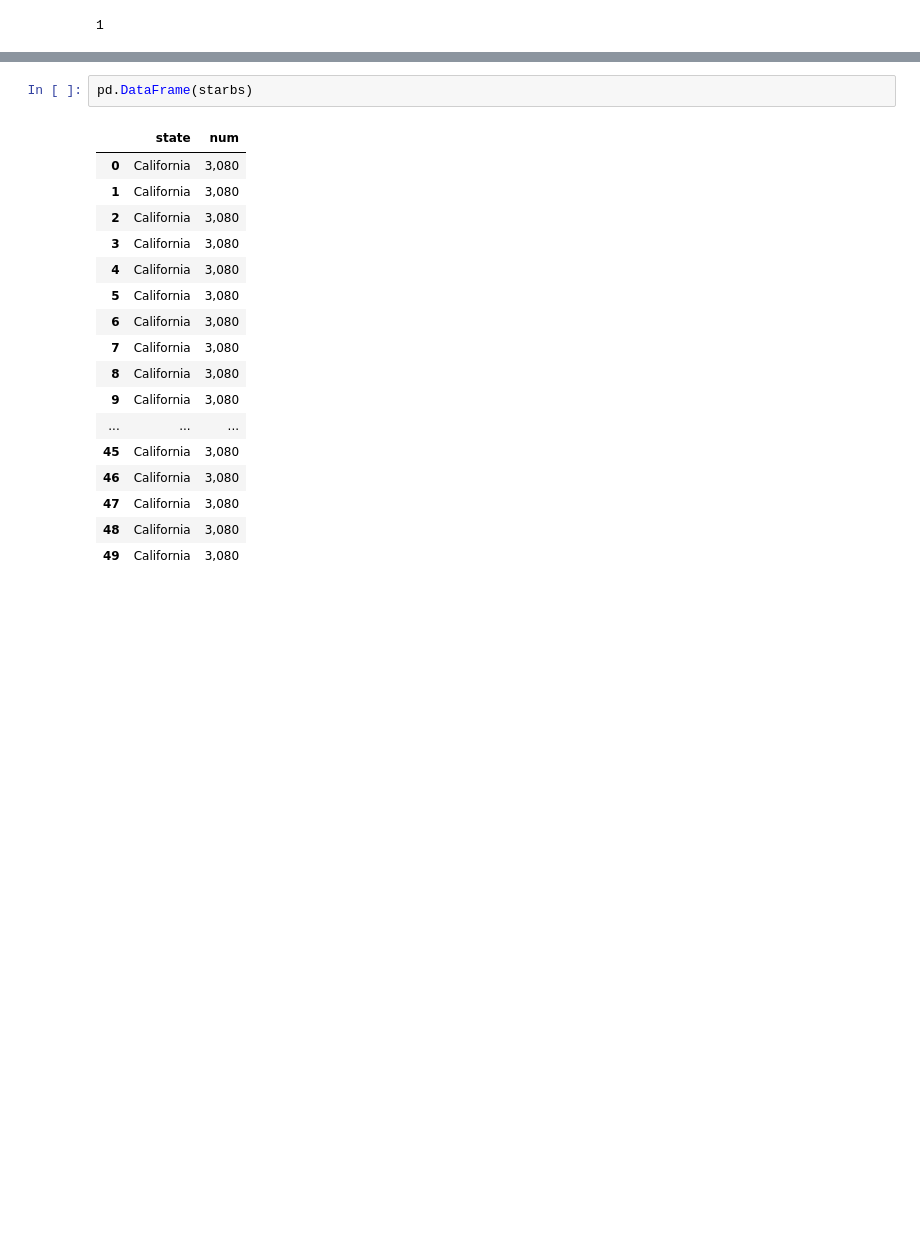
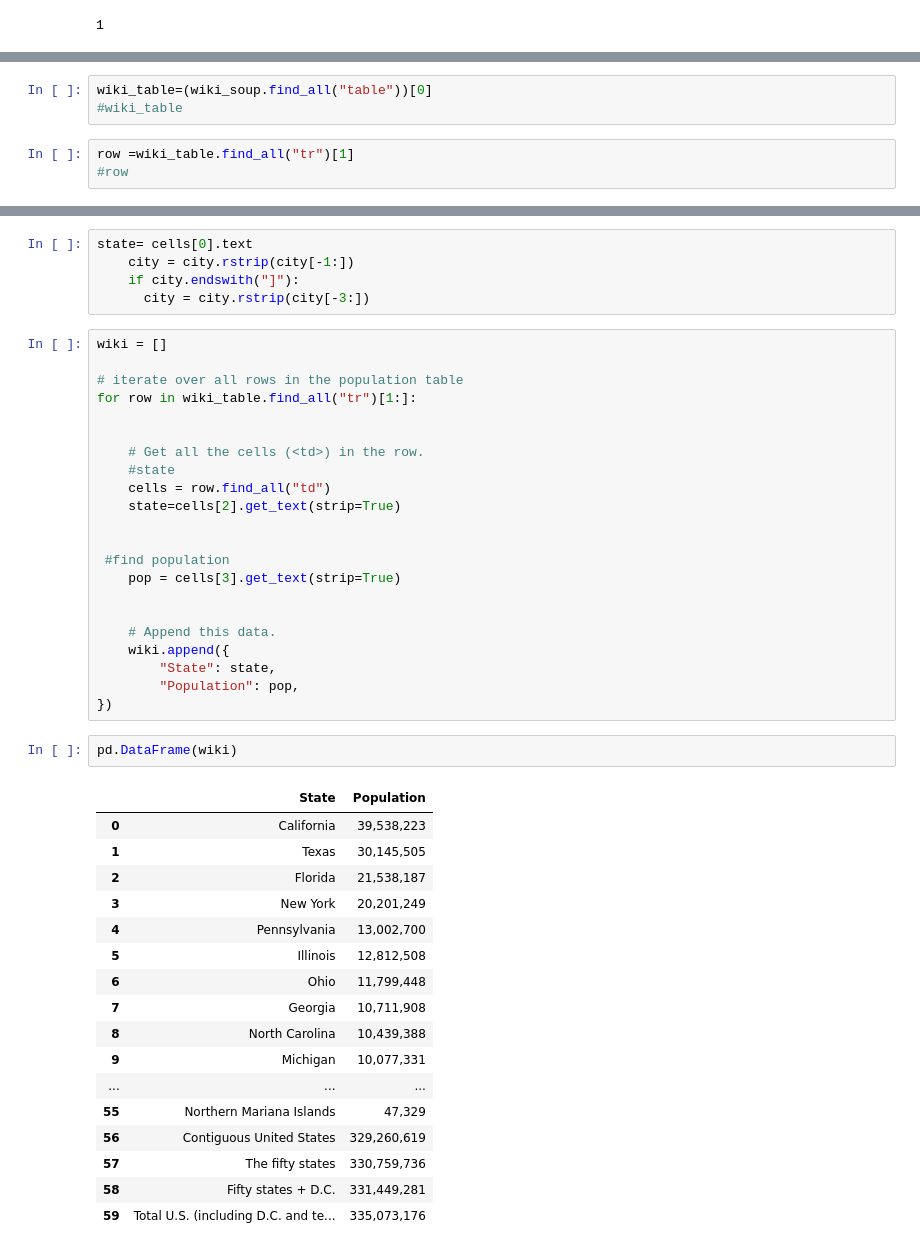
Before and after one commit to alexandragrover/GSB-544, a Jupyter notebook: Labs/Lab4/Lab4.ipynb, the cells around one changed output, grey strips where cells are left out. Saved outputs shown, nothing was run; the diff lists cells and outputs as text; blank space fills up the shorter version.

```diff
--- a/Labs/Lab4/Lab4.ipynb
+++ b/Labs/Lab4/Lab4.ipynb
@@ -60,0 +97,6 @@ for state in table.find_all("tr")[2:]:
+# %%
+wiki_table=(wiki_soup.find_all("table"))[0]
+#wiki_table
+# %%
+row =wiki_table.find_all("tr")[1]
+#row
@@ -61,20 +109,47 @@ for state in table.find_all("tr")[2:]:
+# %%
+state= cells[0].text
+    city = city.rstrip(city[-1:])
+    if city.endswith("]"):
+      city = city.rstrip(city[-3:])
+# %%
+wiki = []
+
+# iterate over all rows in the population table
+for row in wiki_table.find_all("tr")[1:]:
+
+
+    # Get all the cells (<td>) in the row.
+    #state
+    cells = row.find_all("td")
+    state=cells[2].get_text(strip=True)
+
+
+ #find population
+    pop = cells[3].get_text(strip=True)
+
+
+    # Append this data.
+    wiki.append({
+        "State": state,
+        "Population": pop,
+})
 # %%
-pd.DataFrame(starbs)
+pd.DataFrame(wiki)
 # %% [output]
-|  | state | num |
-| 0 | California | 3,080 |
-| 1 | California | 3,080 |
-| 2 | California | 3,080 |
-| 3 | California | 3,080 |
-| 4 | California | 3,080 |
-| 5 | California | 3,080 |
-| 6 | California | 3,080 |
-| 7 | California | 3,080 |
-| 8 | California | 3,080 |
-| 9 | California | 3,080 |
+|  | State | Population |
+| 0 | California | 39,538,223 |
+| 1 | Texas | 30,145,505 |
+| 2 | Florida | 21,538,187 |
+| 3 | New York | 20,201,249 |
+| 4 | Pennsylvania | 13,002,700 |
+| 5 | Illinois | 12,812,508 |
+| 6 | Ohio | 11,799,448 |
+| 7 | Georgia | 10,711,908 |
+| 8 | North Carolina | 10,439,388 |
+| 9 | Michigan | 10,077,331 |
 | ... | ... | ... |
-| 45 | California | 3,080 |
-| 46 | California | 3,080 |
-| 47 | California | 3,080 |
-| 48 | California | 3,080 |
-| 49 | California | 3,080 |
+| 55 | Northern Mariana Islands | 47,329 |
+| 56 | Contiguous United States | 329,260,619 |
+| 57 | The fifty states | 330,759,736 |
+| 58 | Fifty states + D.C. | 331,449,281 |
+| 59 | Total U.S. (including D.C. and te... | 335,073,176 |
```
Also changed, not shown: parts of 19 cells of this notebook.
